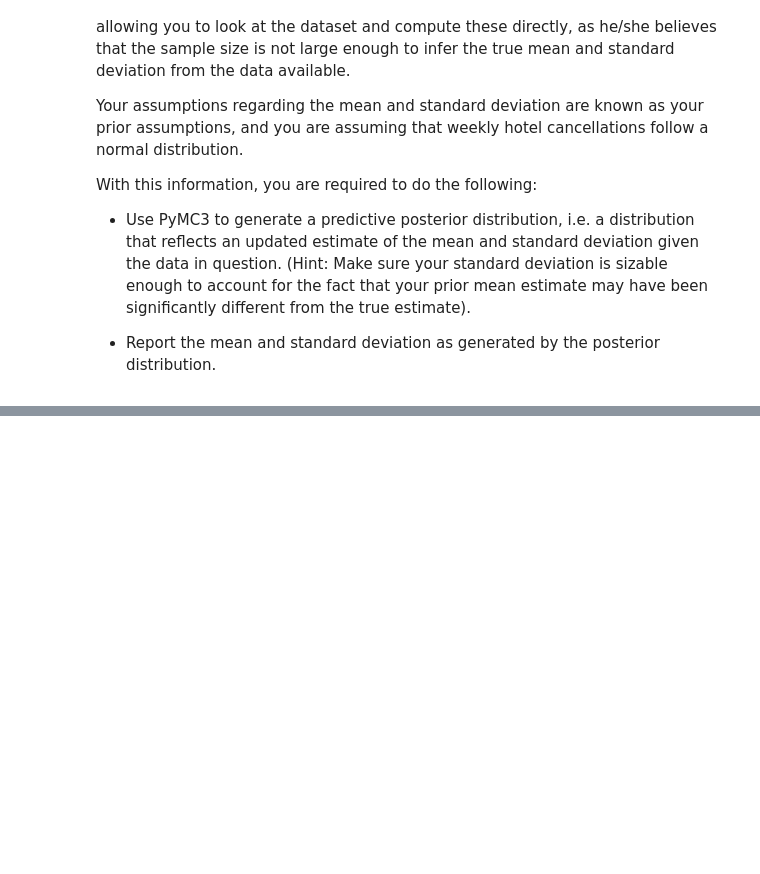
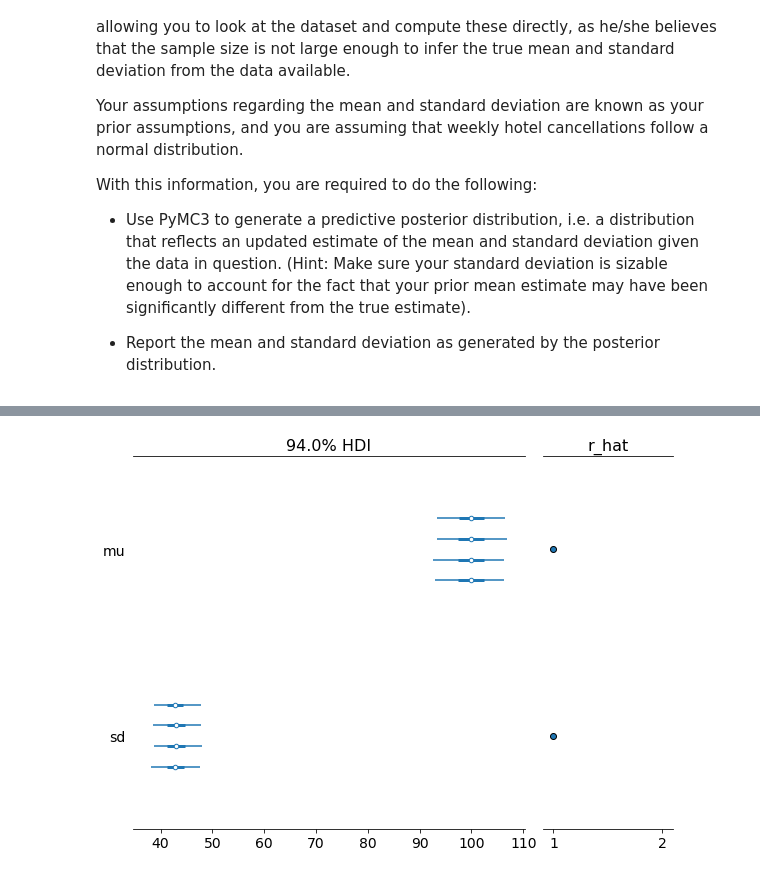
Before and after one commit to sanayei/tseries, a Jupyter notebook: pymc3.ipynb, the cells around one changed output, grey strips where cells are left out. Saved outputs shown, nothing was run; the diff lists cells and outputs as text; code cells hidden in the pictures; blank space fills up the shorter version.

```diff
--- a/pymc3.ipynb
+++ b/pymc3.ipynb
@@ -32,0 +106,4 @@ df.head()
+# %%
+az.plot_forest(idata, r_hat=True);
+# %% [output]
+[figure, added]
```
Also changed, not shown: parts of 18 cells of this notebook.
